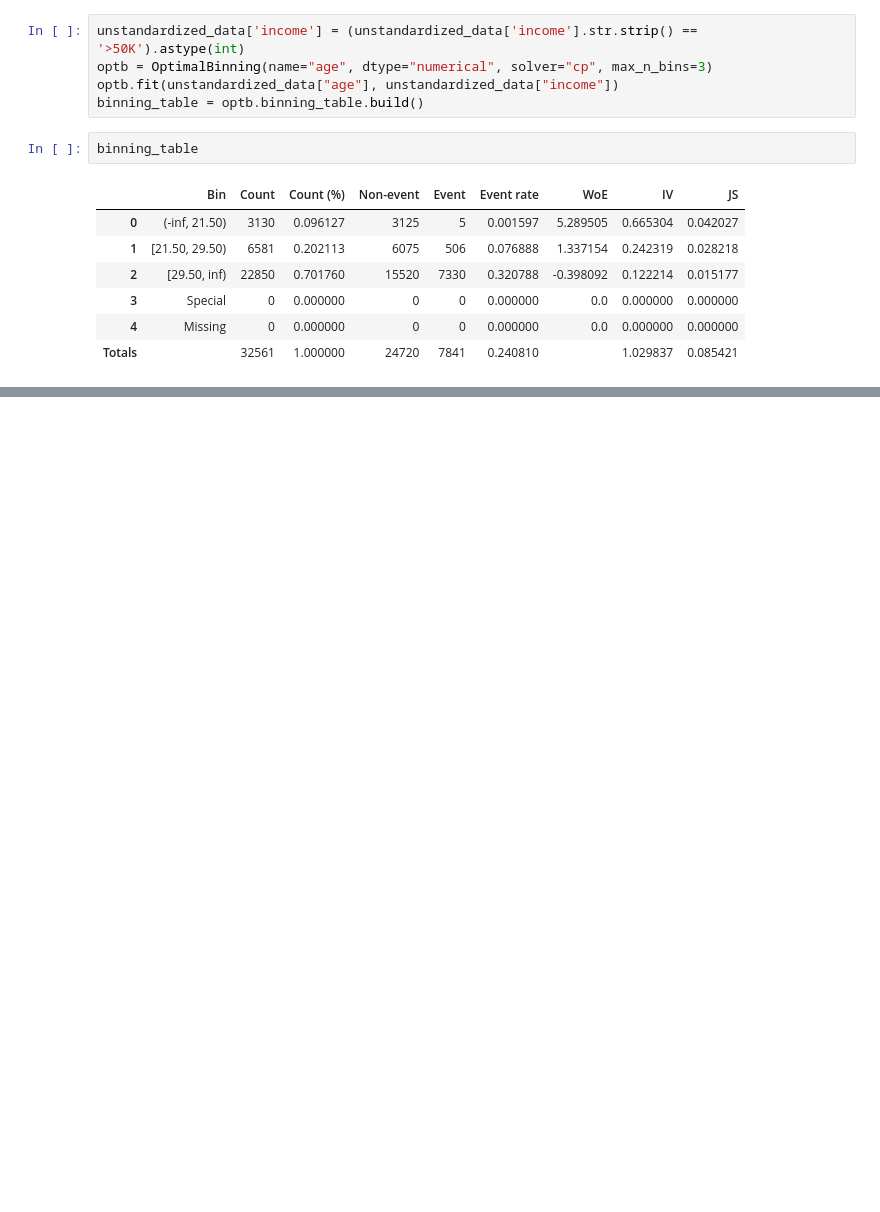
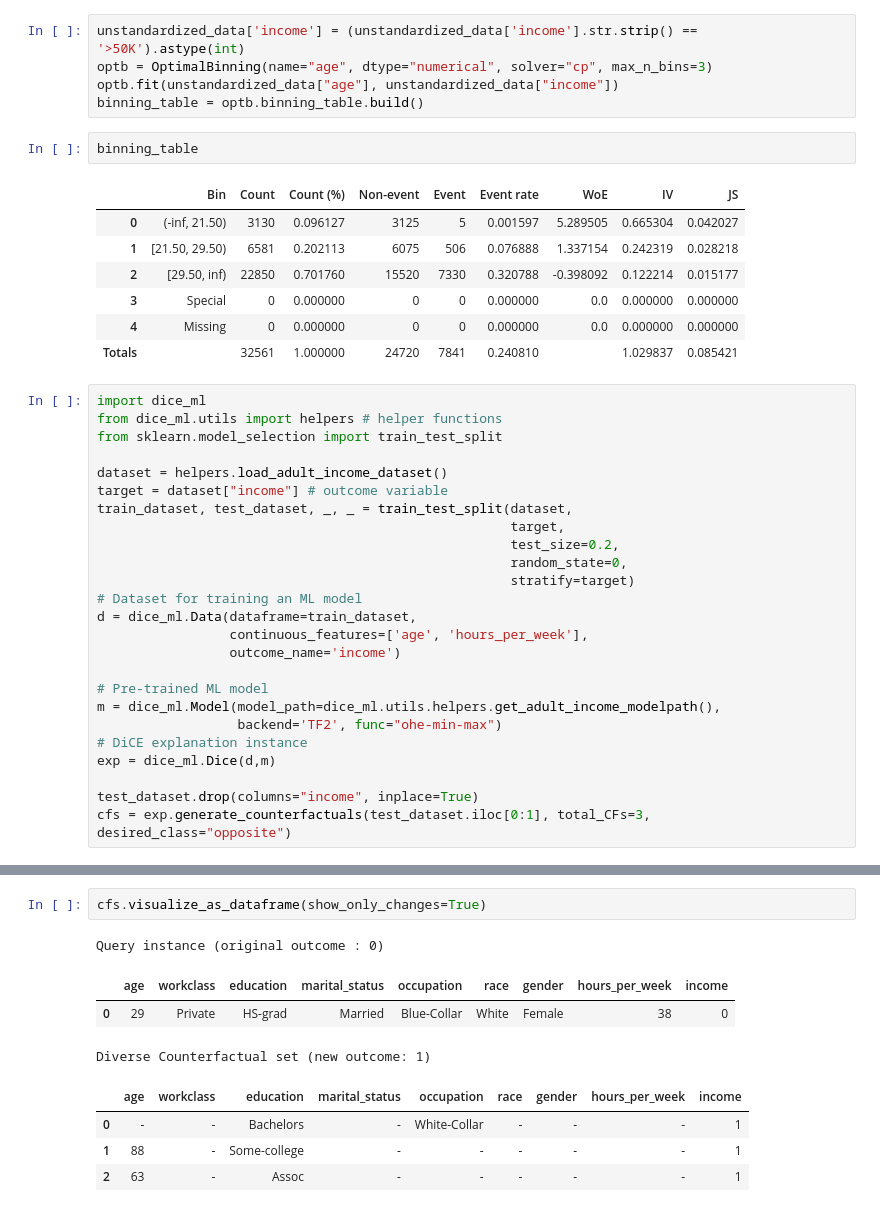
Before and after one commit to cristianbass01/Explainable-AI-Project, a Jupyter notebook: src/testing/example_binning.ipynb, the cells around one changed output, grey strips where cells are left out. Cells and saved outputs as stored; diff of their text form; blank space fills up the shorter version.

```diff
--- a/src/testing/example_binning.ipynb
+++ b/src/testing/example_binning.ipynb
@@ -215,3 +218,28 @@ binning_table
 | 3 | Special | 0 | 0.000000 | 0 | 0 | 0.000000 | 0.0 | 0.000000 | 0.000000 |
 | 4 | Missing | 0 | 0.000000 | 0 | 0 | 0.000000 | 0.0 | 0.000000 | 0.000000 |
 | Totals |  | 32561 | 1.000000 | 24720 | 7841 | 0.240810 |  | 1.029837 | 0.085421 |
+# %%
+import dice_ml
+from dice_ml.utils import helpers # helper functions
+from sklearn.model_selection import train_test_split
+
+dataset = helpers.load_adult_income_dataset()
+target = dataset["income"] # outcome variable
+train_dataset, test_dataset, _, _ = train_test_split(dataset,
+                                                     target,
+                                                     test_size=0.2,
+                                                     random_state=0,
+                                                     stratify=target)
+# Dataset for training an ML model
+d = dice_ml.Data(dataframe=train_dataset,
+                 continuous_features=['age', 'hours_per_week'],
+                 outcome_name='income')
+
+# Pre-trained ML model
+m = dice_ml.Model(model_path=dice_ml.utils.helpers.get_adult_income_modelpath(),
+                  backend='TF2', func="ohe-min-max")
+# DiCE explanation instance
+exp = dice_ml.Dice(d,m)
+
+test_dataset.drop(columns="income", inplace=True)
+cfs = exp.generate_counterfactuals(test_dataset.iloc[0:1], total_CFs=3, desired_class="opposite")
@@ -217,0 +256,11 @@ binning_table
+# %%
+cfs.visualize_as_dataframe(show_only_changes=True)
+# %% [output]
+Query instance (original outcome : 0)
+|  | age | workclass | education | marital_status | occupation | race | gender | hours_per_week | income |
+| 0 | 29 | Private | HS-grad | Married | Blue-Collar | White | Female | 38 | 0 |
+Diverse Counterfactual set (new outcome: 1)
+|  | age | workclass | education | marital_status | occupation | race | gender | hours_per_week | income |
+| 0 | - | - | Bachelors | - | White-Collar | - | - | - | 1 |
+| 1 | 88 | - | Some-college | - | - | - | - | - | 1 |
+| 2 | 63 | - | Assoc | - | - | - | - | - | 1 |
```
Also changed, not shown: parts of 2 cells of this notebook.
